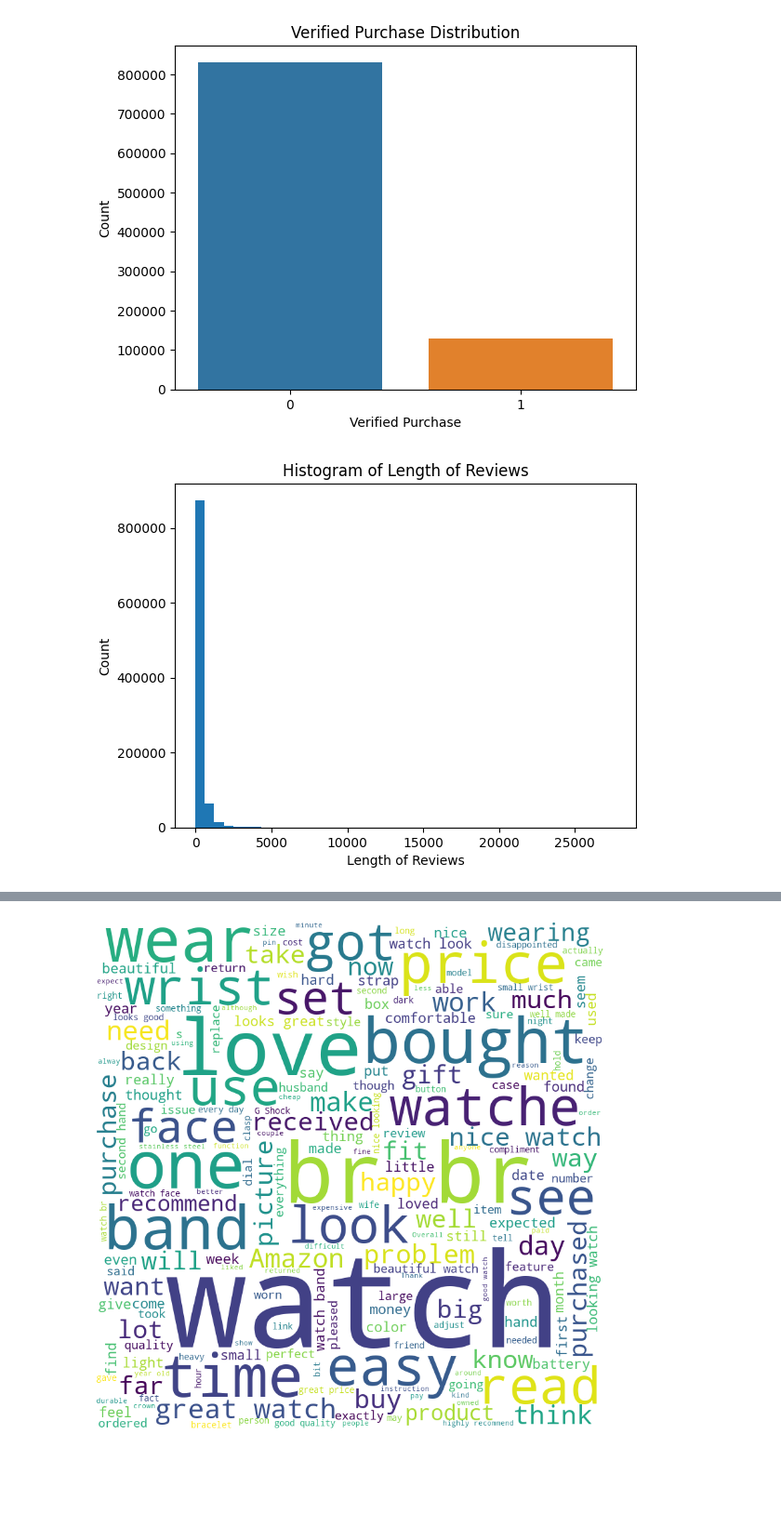
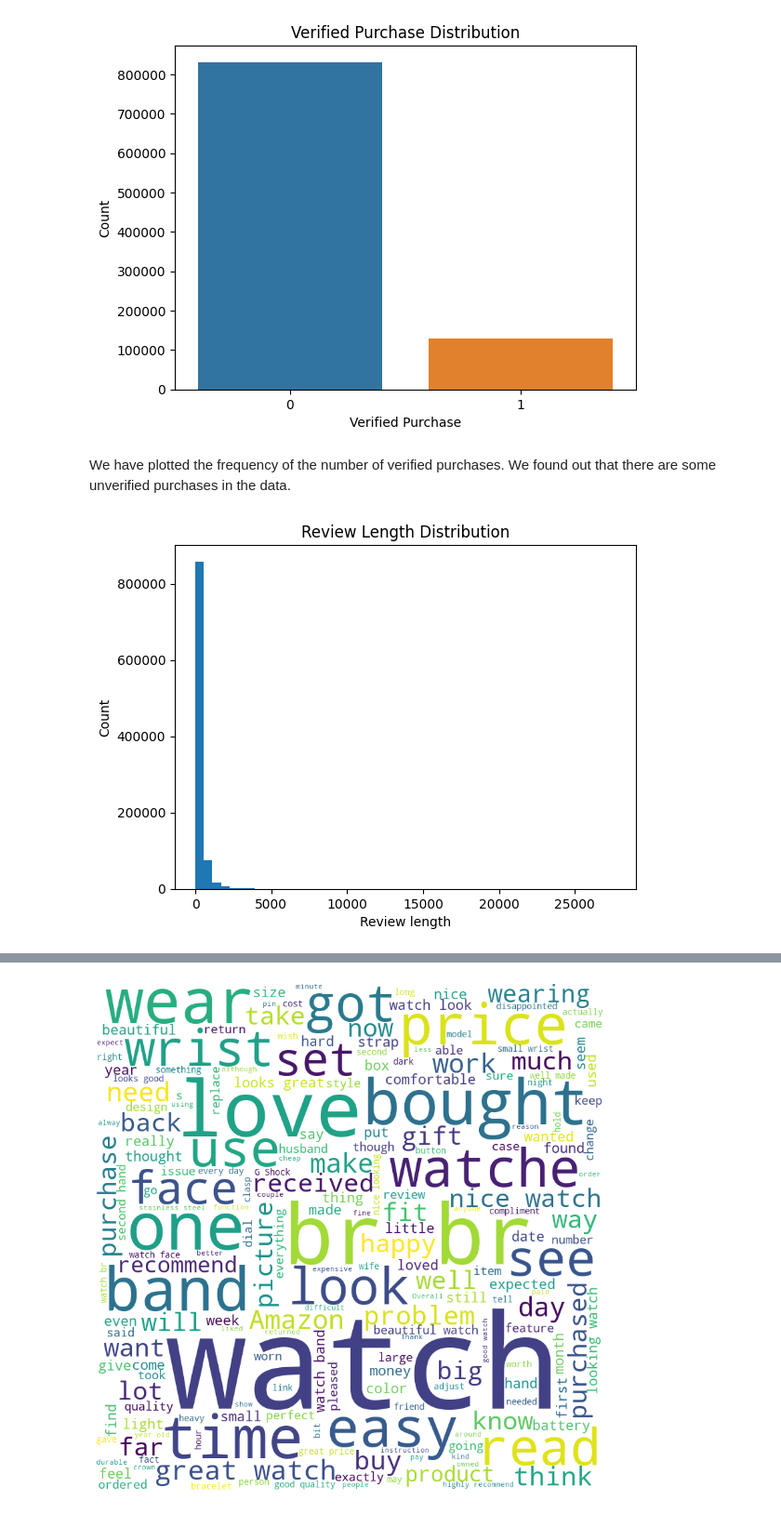
Before and after one commit to sunil-thapa99/assignment-1-2304, a Jupyter notebook: main.ipynb, the cells around one changed output, grey strips where cells are left out. Shown at 93% size. Saved outputs shown, nothing was run; the diff lists cells and outputs as text; code cells hidden in the pictures; blank space fills up the shorter version.

```diff
--- a/main.ipynb
+++ b/main.ipynb
@@ -119,14 +145,21 @@ plt.title('Verified Purchase Distribution')
 plt.show()
 # %% [output]
 [figure]
+# %% [markdown]
+We have plotted the frequency of the number of verified purchases. We found out that there are some unverified purchases in the data.
 # %%
-# Visualize the length of reviews
-df['length_review'] = df['review_body'].apply(len)
+# Calculate the length of each review
+df['review_length'] = df['review_body'].apply(len)
 
-plt.hist(df['length_review'], bins=45)
-plt.title('Histogram of Length of Reviews')
-plt.xlabel('Length of Reviews')
+# Create a histogram of review lengths
+plt.hist(df['review_length'], bins=50)
+
+# Add labels and title
+plt.xlabel('Review length')
 plt.ylabel('Count')
+plt.title('Review Length Distribution')
+
+# Show the chart
 plt.show()
 # %% [output]
-[figure, old version]
+[figure, new version]
```
Also changed, not shown: parts of 60 cells of this notebook.
